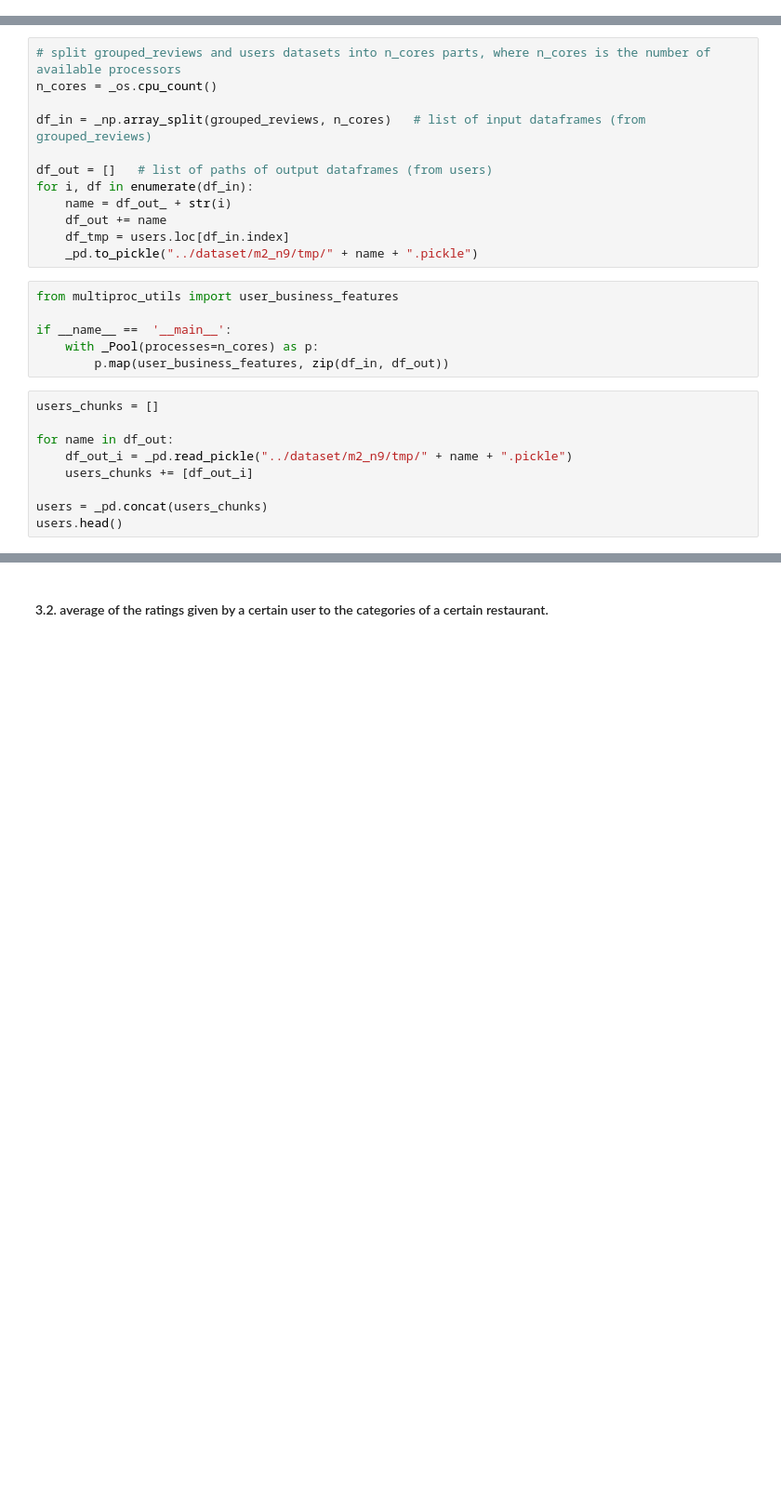
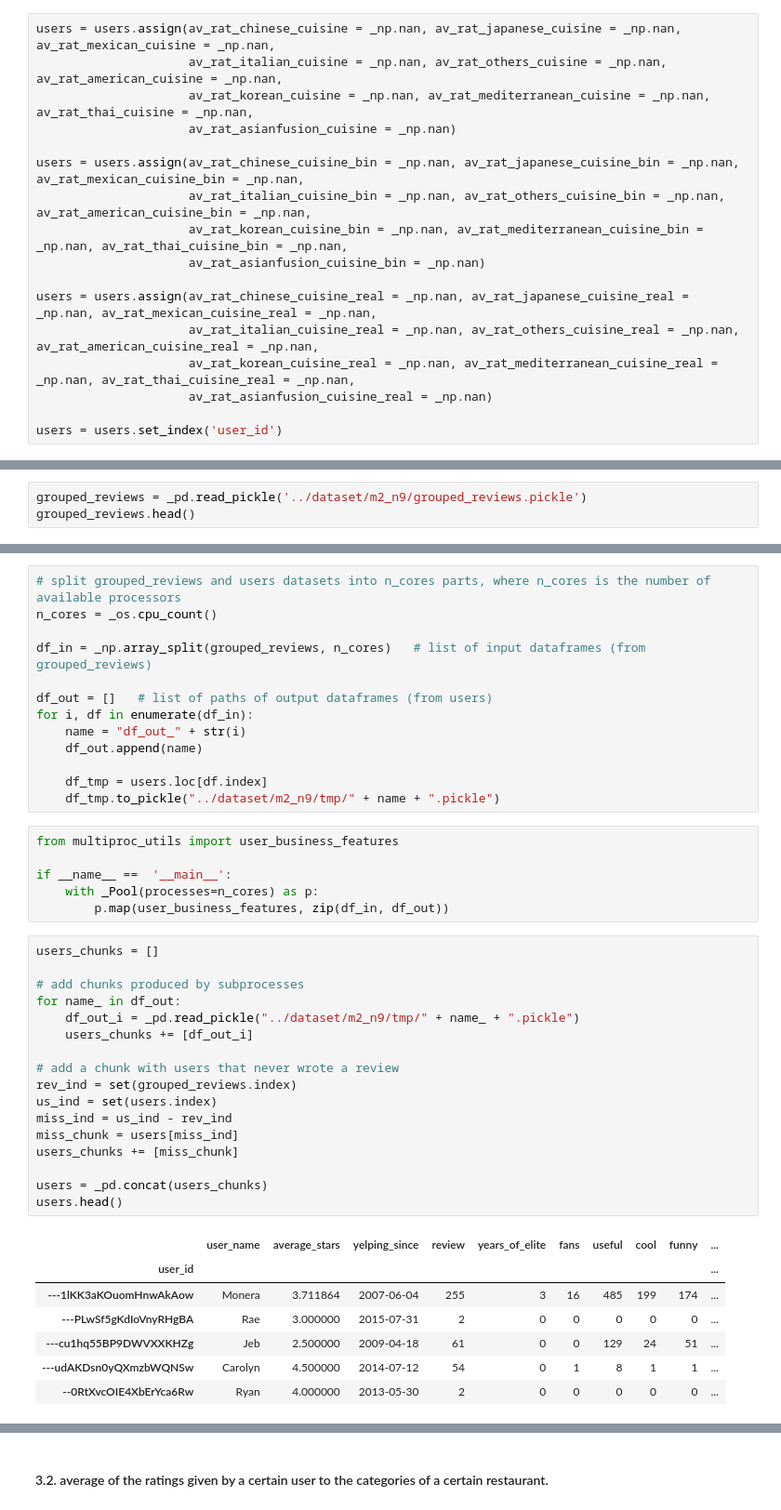
Before and after one commit to GioFic95/restaurant-recommendation-system, a Jupyter notebook: src/main_notebook-multiprocess.ipynb, the cells around one changed output, grey strips where cells are left out. Shown at 93% size. Saved outputs shown, nothing was run; the diff lists cells and outputs as text; blank space fills up the shorter version.

```diff
--- a/src/main_notebook-multiprocess.ipynb
+++ b/src/main_notebook-multiprocess.ipynb
@@ -645,0 +620,17 @@ grouped_reviews.head()
+# %%
+users = users.assign(av_rat_chinese_cuisine = _np.nan, av_rat_japanese_cuisine = _np.nan, av_rat_mexican_cuisine = _np.nan,
+                     av_rat_italian_cuisine = _np.nan, av_rat_others_cuisine = _np.nan, av_rat_american_cuisine = _np.nan,
+                     av_rat_korean_cuisine = _np.nan, av_rat_mediterranean_cuisine = _np.nan, av_rat_thai_cuisine = _np.nan,
+                     av_rat_asianfusion_cuisine = _np.nan)
+
+users = users.assign(av_rat_chinese_cuisine_bin = _np.nan, av_rat_japanese_cuisine_bin = _np.nan, av_rat_mexican_cuisine_bin = _np.nan,
+                     av_rat_italian_cuisine_bin = _np.nan, av_rat_others_cuisine_bin = _np.nan, av_rat_american_cuisine_bin = _np.nan,
+                     av_rat_korean_cuisine_bin = _np.nan, av_rat_mediterranean_cuisine_bin = _np.nan, av_rat_thai_cuisine_bin = _np.nan,
+                     av_rat_asianfusion_cuisine_bin = _np.nan)
+
+users = users.assign(av_rat_chinese_cuisine_real = _np.nan, av_rat_japanese_cuisine_real = _np.nan, av_rat_mexican_cuisine_real = _np.nan,
+                     av_rat_italian_cuisine_real = _np.nan, av_rat_others_cuisine_real = _np.nan, av_rat_american_cuisine_real = _np.nan,
+                     av_rat_korean_cuisine_real = _np.nan, av_rat_mediterranean_cuisine_real = _np.nan, av_rat_thai_cuisine_real = _np.nan,
+                     av_rat_asianfusion_cuisine_real = _np.nan)
+
+users = users.set_index('user_id')
@@ -645,0 +648,3 @@ grouped_reviews.head()
+# %%
+grouped_reviews = _pd.read_pickle('../dataset/m2_n9/grouped_reviews.pickle')
+grouped_reviews.head()
@@ -651,10 +665,11 @@ df_in = _np.array_split(grouped_reviews, n_cores)   # list of input dataframes (
 
 df_out = []   # list of paths of output dataframes (from users)
 for i, df in enumerate(df_in):
-    name = df_out_ + str(i)
-    df_out += name
-    df_tmp = users.loc[df_in.index]
-    _pd.to_pickle("../dataset/m2_n9/tmp/" + name + ".pickle")
+    name = "df_out_" + str(i)
+    df_out.append(name)
+
+    df_tmp = users.loc[df.index]
+    df_tmp.to_pickle("../dataset/m2_n9/tmp/" + name + ".pickle")
 # %%
 from multiproc_utils import user_business_features
 
@@ -664,9 +679,25 @@ if __name__ ==  '__main__':
 # %%
 users_chunks = []
 
-for name in df_out:
-    df_out_i = _pd.read_pickle("../dataset/m2_n9/tmp/" + name + ".pickle")
+# add chunks produced by subprocesses
+for name_ in df_out:
+    df_out_i = _pd.read_pickle("../dataset/m2_n9/tmp/" + name_ + ".pickle")
     users_chunks += [df_out_i]
+
+# add a chunk with users that never wrote a review
+rev_ind = set(grouped_reviews.index)
+us_ind = set(users.index)
+miss_ind = us_ind - rev_ind
+miss_chunk = users[miss_ind]
+users_chunks += [miss_chunk]
 
 users = _pd.concat(users_chunks)
 users.head()
+# %% [output]
+|  | user_name | average_stars | yelping_since | review | years_of_elite | fans | useful | cool | funny | ... |
+| user_id |  |  |  |  |  |  |  |  |  | ... |
+| ---1lKK3aKOuomHnwAkAow | Monera | 3.711864 | 2007-06-04 | 255 | 3 | 16 | 485 | 199 | 174 | ... |
+| ---PLwSf5gKdIoVnyRHgBA | Rae | 3.000000 | 2015-07-31 | 2 | 0 | 0 | 0 | 0 | 0 | ... |
+| ---cu1hq55BP9DWVXXKHZg | Jeb | 2.500000 | 2009-04-18 | 61 | 0 | 0 | 129 | 24 | 51 | ... |
+| ---udAKDsn0yQXmzbWQNSw | Carolyn | 4.500000 | 2014-07-12 | 54 | 0 | 1 | 8 | 1 | 1 | ... |
+| --0RtXvcOIE4XbErYca6Rw | Ryan | 4.000000 | 2013-05-30 | 2 | 0 | 0 | 0 | 0 | 0 | ... |
```
Also changed, not shown: parts of 12 cells of this notebook, 2 other files.
